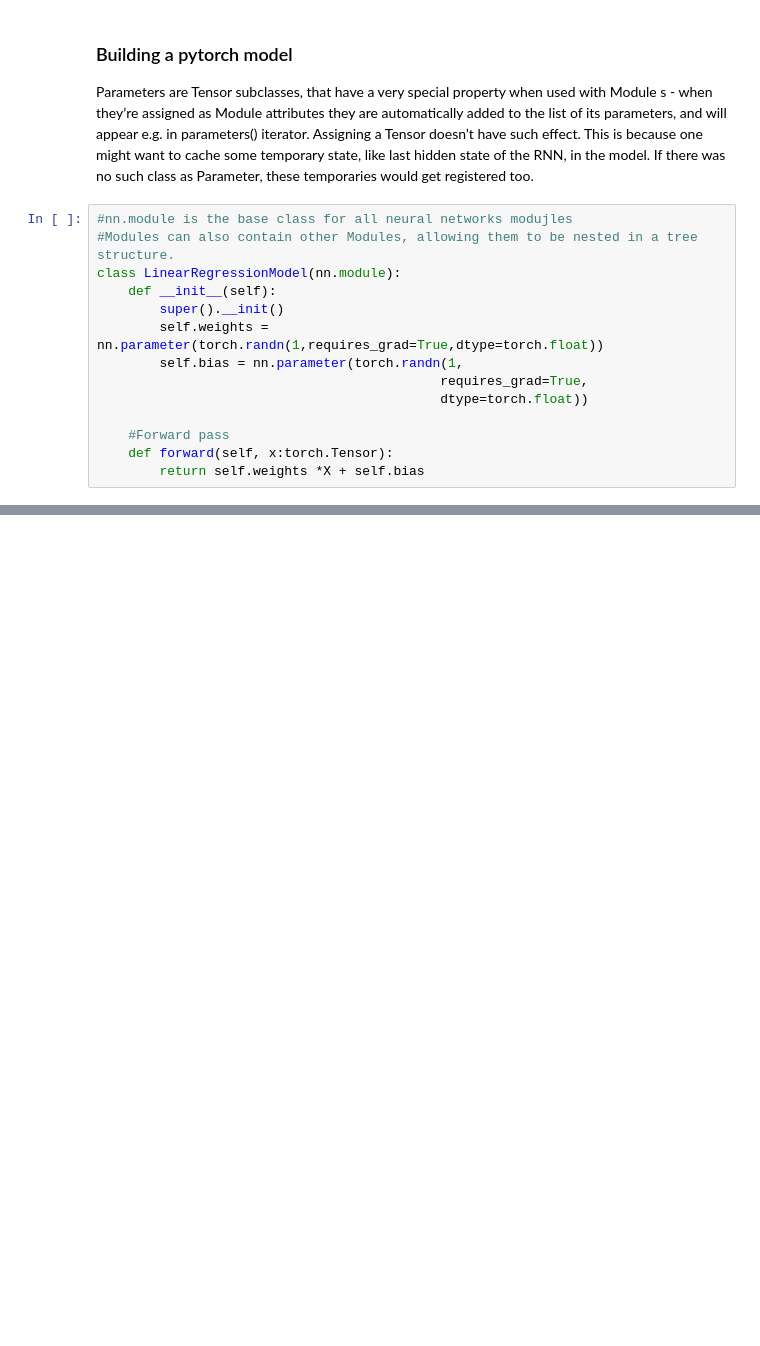
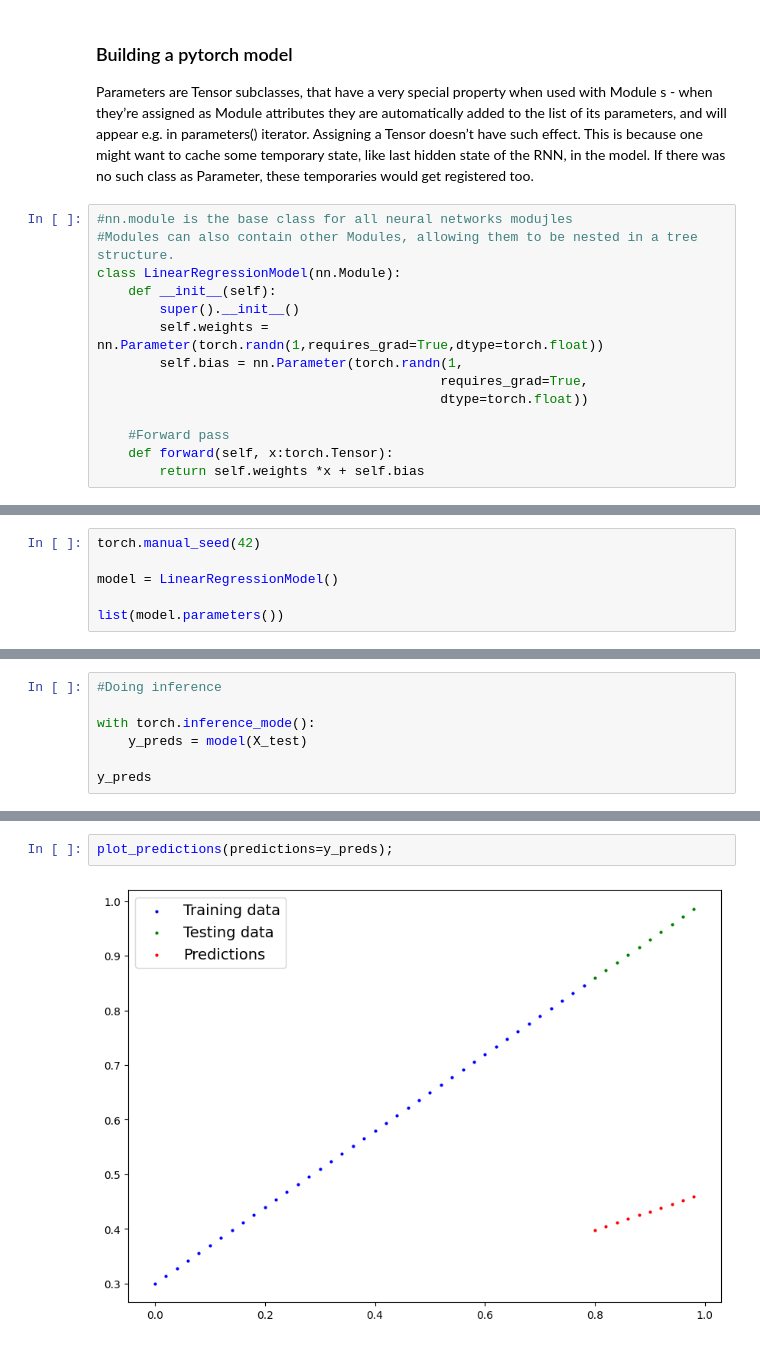
Before and after one commit to Sashreek007/learning-pytorch, a Jupyter notebook: Pytorch_workflow.ipynb, the cells around one changed output, grey strips where cells are left out. Drawn from its saved outputs; the diff is of its cells as text; blank space fills up the shorter version.

```diff
--- a/Pytorch_workflow.ipynb
+++ b/Pytorch_workflow.ipynb
@@ -78,14 +85,14 @@ Parameters are Tensor subclasses, that have a very special property when used wi
 # %%
 #nn.module is the base class for all neural networks modujles
 #Modules can also contain other Modules, allowing them to be nested in a tree structure.
-class LinearRegressionModel(nn.module):
+class LinearRegressionModel(nn.Module):
     def __init__(self):
-        super().__init()
-        self.weights = nn.parameter(torch.randn(1,requires_grad=True,dtype=torch.float))
-        self.bias = nn.parameter(torch.randn(1,
+        super().__init__()
+        self.weights = nn.Parameter(torch.randn(1,requires_grad=True,dtype=torch.float))
+        self.bias = nn.Parameter(torch.randn(1,
                                             requires_grad=True,
                                             dtype=torch.float))
 
     #Forward pass
     def forward(self, x:torch.Tensor):
-        return self.weights *X + self.bias
+        return self.weights *x + self.bias
@@ -93,0 +109,6 @@ SyntaxError: incomplete input (3188045087.py, line 3)
+# %%
+torch.manual_seed(42)
+
+model = LinearRegressionModel()
+
+list(model.parameters())
@@ -93,0 +126,7 @@ SyntaxError: incomplete input (3188045087.py, line 3)
+# %%
+#Doing inference
+
+with torch.inference_mode():
+    y_preds = model(X_test)
+
+y_preds
@@ -93,0 +178,4 @@ SyntaxError: incomplete input (3188045087.py, line 3)
+# %%
+plot_predictions(predictions=y_preds);
+# %% [output]
+[figure, added]
```
Also changed, not shown: parts of 17 cells of this notebook.
